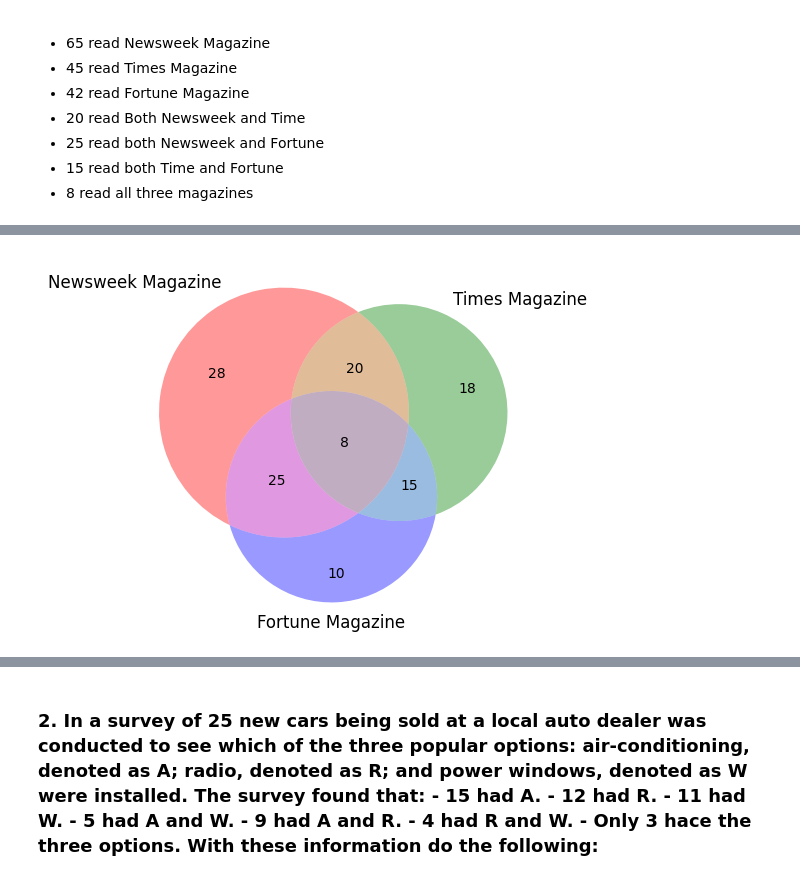
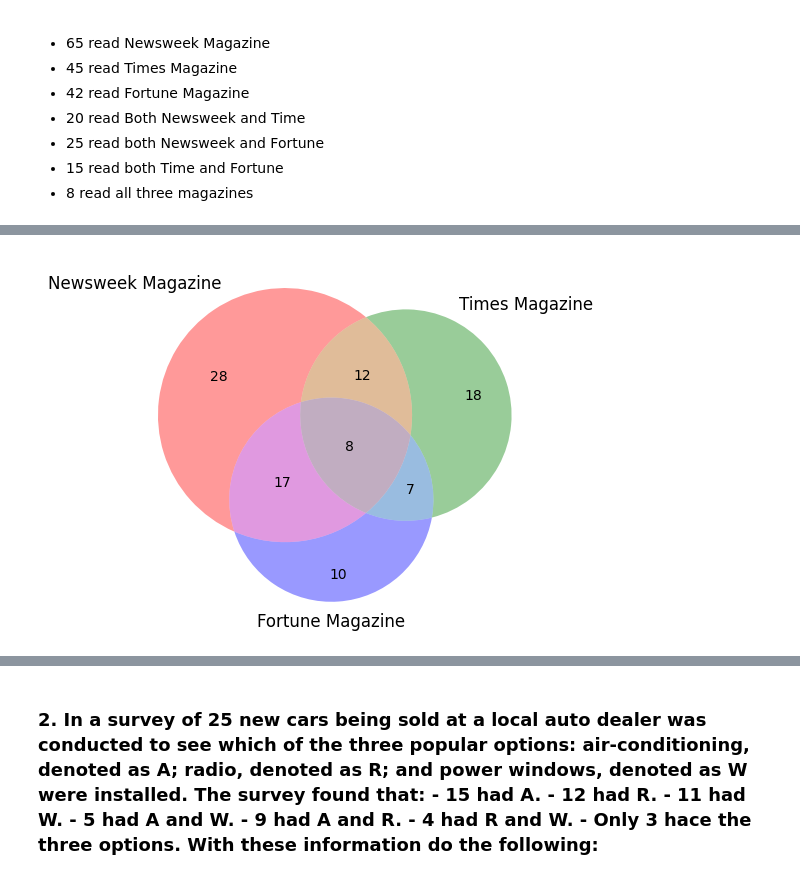
Before and after one commit to geniichi/Discrete_Mathematics, a Jupyter notebook: set_theory/Finite_Sets_and_The_Counting_Principles.ipynb, the cells around one changed output, grey strips where cells are left out. Drawn from its saved outputs; the diff is of its cells as text; code cells hidden in the pictures.

```diff
--- a/set_theory/Finite_Sets_and_The_Counting_Principles.ipynb
+++ b/set_theory/Finite_Sets_and_The_Counting_Principles.ipynb
@@ -47,14 +72,14 @@ def drawVenn3(A,B,C,labels = ('A', 'B', 'C')):
 # %%
 N = 28
 T = 18
 F = 10
-NF = 25
-NT = 20
-TF = 15
+NF = 17
+NT = 12
+TF = 7
 NTF = 8
 
 venn3(subsets=(N, T, NT, F, NF, TF, NTF), set_labels=('Newsweek Magazine', 'Times Magazine', 'Fortune Magazine'))
 
 plt.show()
 # %% [output]
-[figure, old version]
+[figure, new version]
```
Also changed, not shown: parts of 31 cells of this notebook, 2 other files.
